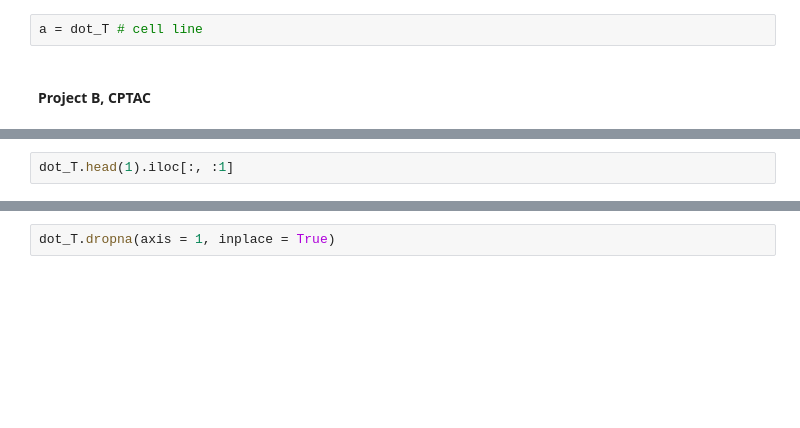
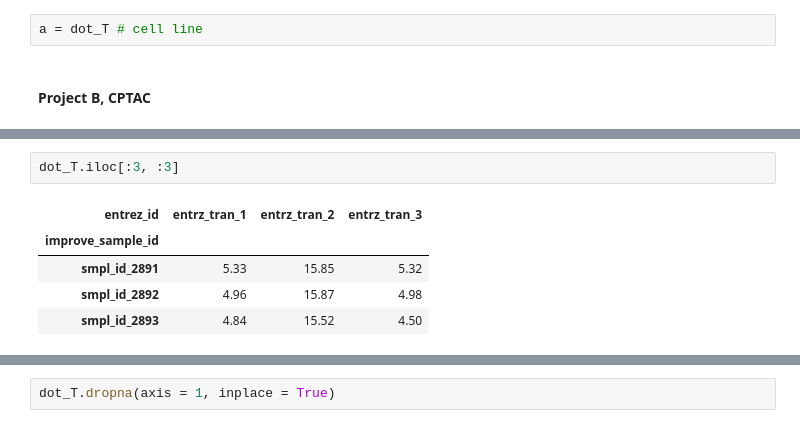
Before and after one commit to briankarlberg/mdl-sys-bnchmrk, a Jupyter notebook: code/dta_ldr.ipynb, the cells around one changed output, grey strips where cells are left out. Cells and saved outputs as stored; diff of their text form; blank space fills up the shorter version.

```diff
--- a/code/dta_ldr.ipynb
+++ b/code/dta_ldr.ipynb
@@ -249,4 +326,10 @@ dot_T = g(d_typ, dot_T.copy())
-# %%
-dot_T.head(1).iloc[:, :1]
+# %%
+dot_T.iloc[:3, :3]
+# %% [output]
+| entrez_id | entrz_tran_1 | entrz_tran_2 | entrz_tran_3 |
+| improve_sample_id |  |  |  |
+| smpl_id_2891 | 5.33 | 15.85 | 5.32 |
+| smpl_id_2892 | 4.96 | 15.87 | 4.98 |
+| smpl_id_2893 | 4.84 | 15.52 | 4.50 |
 # %%
 dot_T.shape
```
Also changed, not shown: parts of 103 cells of this notebook.
